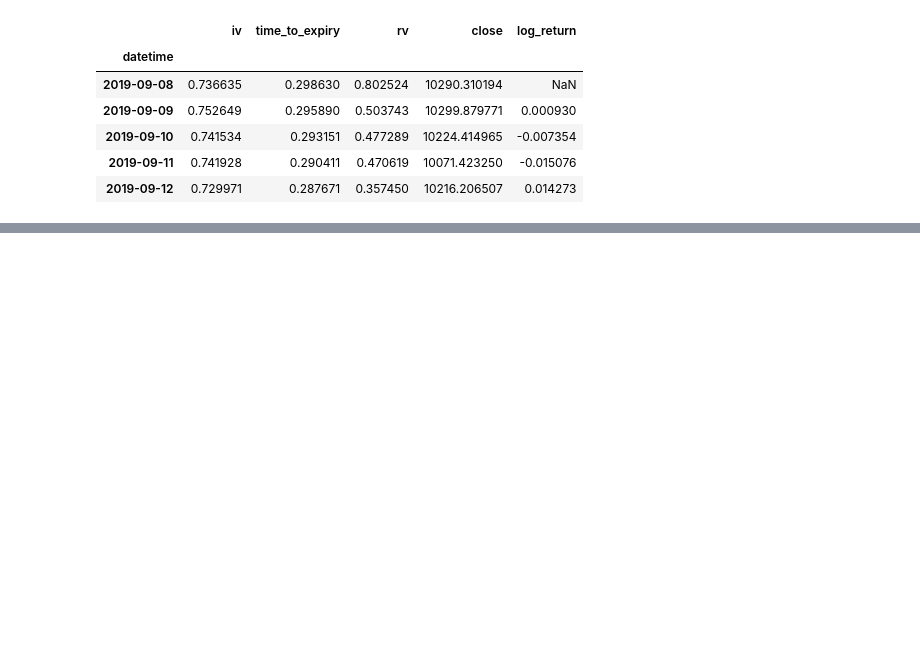
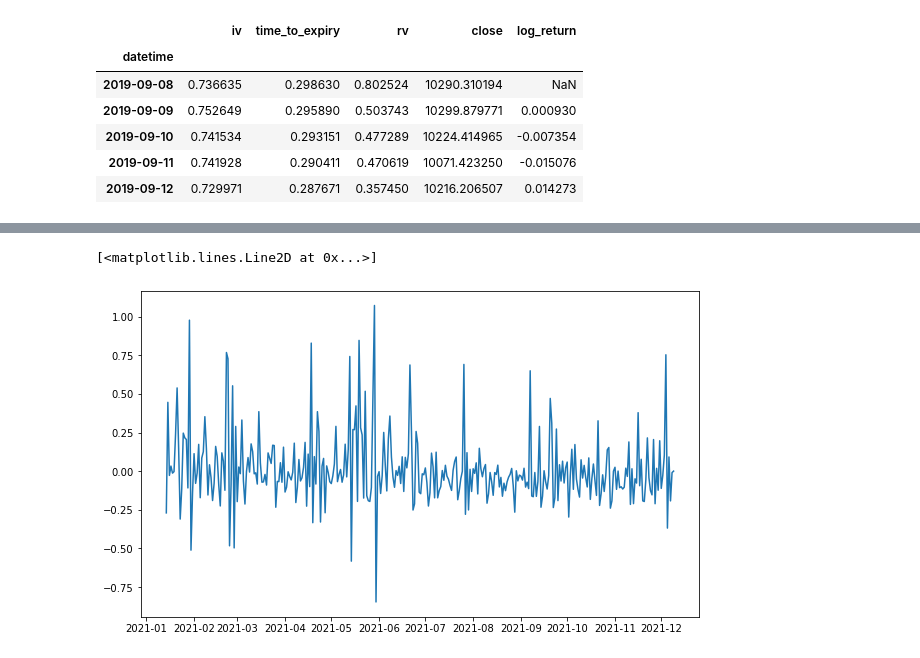
Before and after one commit to wenwkich/vol-study, a Jupyter notebook: bitcoin_iv_rv_regression.ipynb, the cells around one changed output, grey strips where cells are left out. Cells and saved outputs as stored; diff of their text form; code cells hidden in the pictures; blank space fills up the shorter version.

```diff
--- a/bitcoin_iv_rv_regression.ipynb
+++ b/bitcoin_iv_rv_regression.ipynb
@@ -61,0 +66,6 @@ log_return    0.681294  0.383800    1.000000
+# %%
+plt.figure(figsize=(10,6))
+plt.plot(rolling_residuals['rv'])
+# %% [output]
+[<matplotlib.lines.Line2D at 0x...>]
+[figure, added]
```
Also changed, not shown: parts of 12 cells of this notebook, 9 other files.
